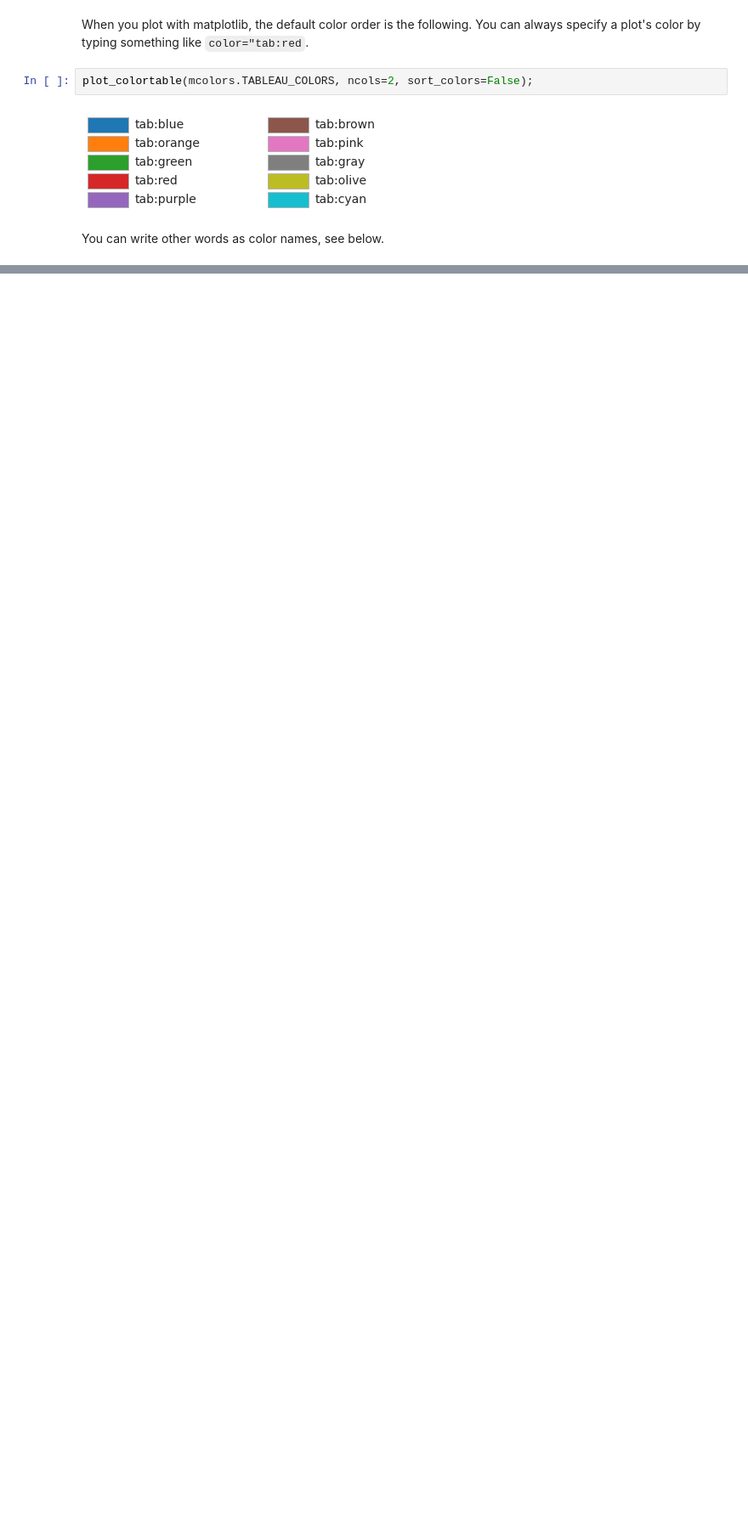
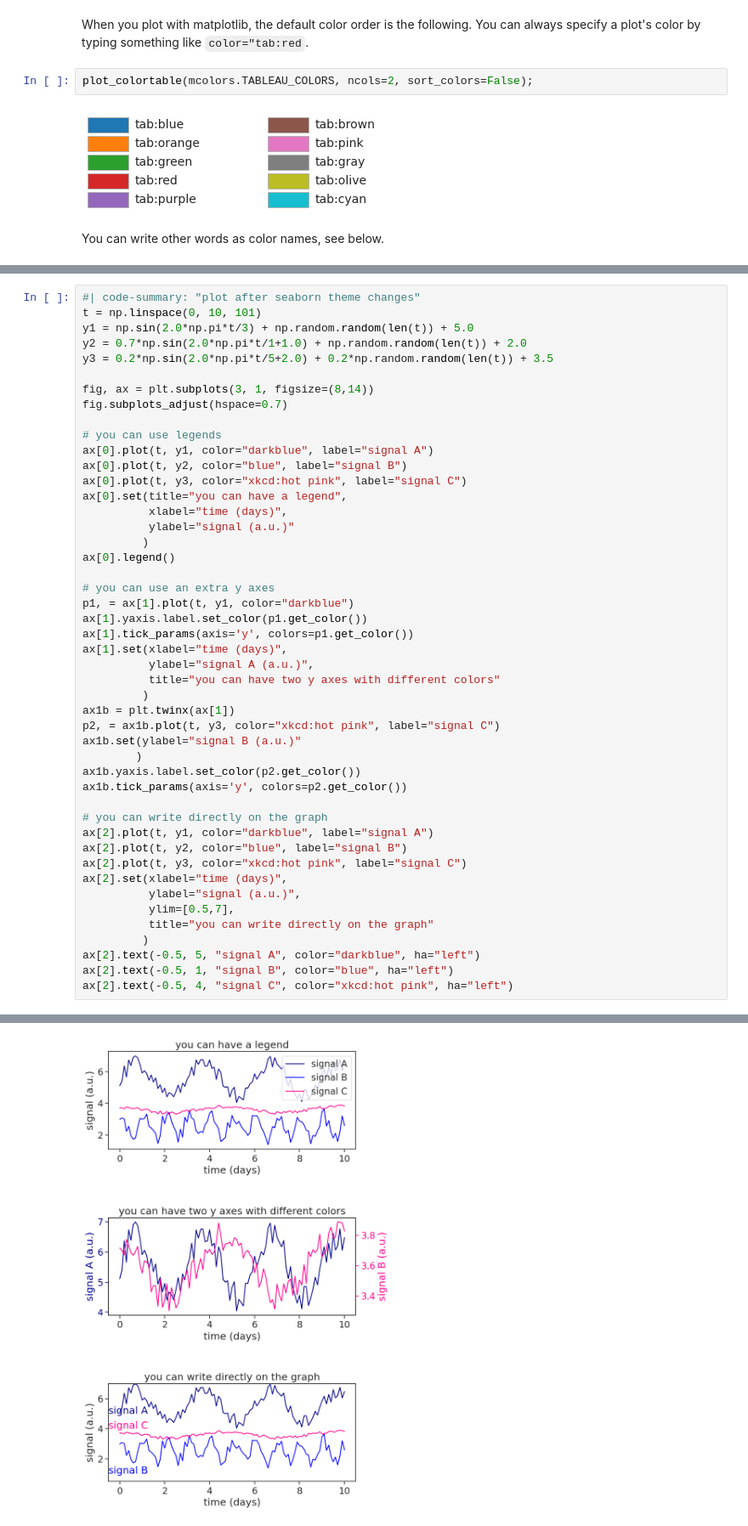
Before and after one commit to yairmau/surface-hydrology, a Jupyter notebook: appendix/plotting-guidelines.ipynb, the cells around one changed output, grey strips where cells are left out. Shown at 85% size. Drawn from its saved outputs; the diff is of its cells as text; blank space fills up the shorter version.

Commit message:
plotting guidelines update

```diff
--- a/appendix/plotting-guidelines.ipynb
+++ b/appendix/plotting-guidelines.ipynb
@@ -139,0 +144,48 @@ I'll put a bunch of links below, this is for my own reference, but you are more
+# %%
+#| code-summary: "plot after seaborn theme changes"
+t = np.linspace(0, 10, 101)
+y1 = np.sin(2.0*np.pi*t/3) + np.random.random(len(t)) + 5.0
+y2 = 0.7*np.sin(2.0*np.pi*t/1+1.0) + np.random.random(len(t)) + 2.0
+y3 = 0.2*np.sin(2.0*np.pi*t/5+2.0) + 0.2*np.random.random(len(t)) + 3.5
+
+fig, ax = plt.subplots(3, 1, figsize=(8,14))
+fig.subplots_adjust(hspace=0.7)
+
+# you can use legends
+ax[0].plot(t, y1, color="darkblue", label="signal A")
+ax[0].plot(t, y2, color="blue", label="signal B")
+ax[0].plot(t, y3, color="xkcd:hot pink", label="signal C")
+ax[0].set(title="you can have a legend",
+          xlabel="time (days)",
+          ylabel="signal (a.u.)"
+         )
+ax[0].legend()
+
+# you can use an extra y axes
+p1, = ax[1].plot(t, y1, color="darkblue")
+ax[1].yaxis.label.set_color(p1.get_color())
+ax[1].tick_params(axis='y', colors=p1.get_color())
+ax[1].set(xlabel="time (days)",
+          ylabel="signal A (a.u.)",
+          title="you can have two y axes with different colors"
+         )
+ax1b = plt.twinx(ax[1])
+p2, = ax1b.plot(t, y3, color="xkcd:hot pink", label="signal C")
+ax1b.set(ylabel="signal B (a.u.)"
+        )
+ax1b.yaxis.label.set_color(p2.get_color())
+ax1b.tick_params(axis='y', colors=p2.get_color())
+
+# you can write directly on the graph
+ax[2].plot(t, y1, color="darkblue", label="signal A")
+ax[2].plot(t, y2, color="blue", label="signal B")
+ax[2].plot(t, y3, color="xkcd:hot pink", label="signal C")
+ax[2].set(xlabel="time (days)",
+          ylabel="signal (a.u.)",
+          ylim=[0.5,7],
+          title="you can write directly on the graph"
+         )
+ax[2].text(-0.5, 5, "signal A", color="darkblue", ha="left")
+ax[2].text(-0.5, 1, "signal B", color="blue", ha="left")
+ax[2].text(-0.5, 4, "signal C", color="xkcd:hot pink", ha="left")
+# %% [output]
@@ -139,0 +193 @@ I'll put a bunch of links below, this is for my own reference, but you are more
+[figure, added]
```
Also changed, not shown: parts of 8 cells of this notebook, 7 other files.
